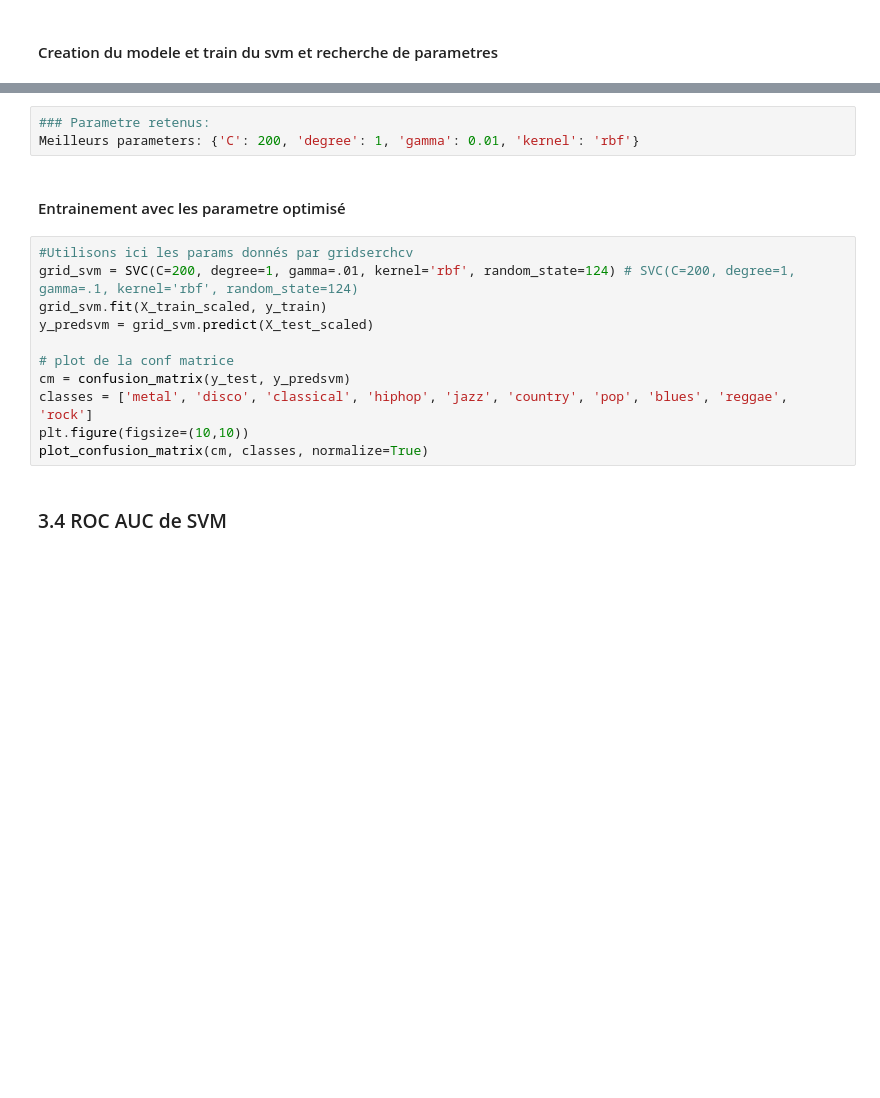
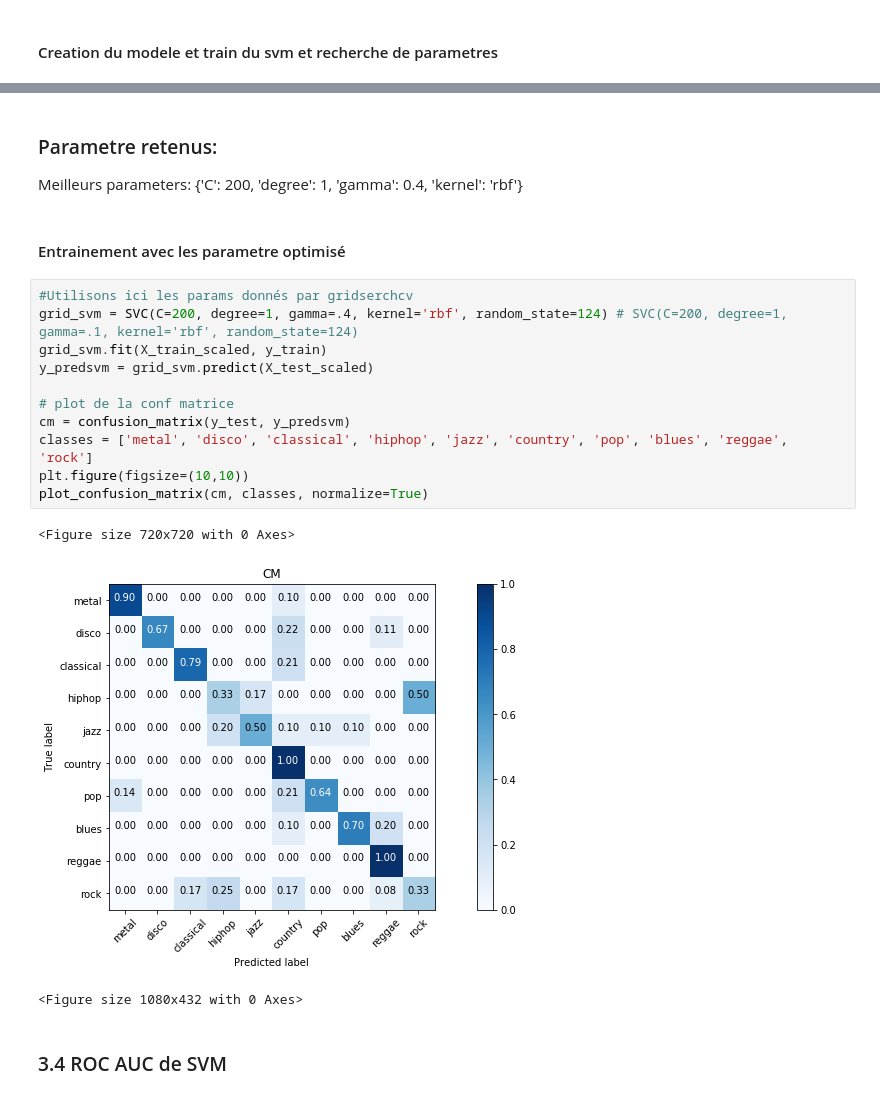
Before and after one commit to abdoulsn/music_gender_recognition, a Jupyter notebook: codes/music_genre.ipynb, the cells around one changed output, grey strips where cells are left out. Saved outputs shown, nothing was run; the diff lists cells and outputs as text; blank space fills up the shorter version.

```diff
--- a/codes/music_genre.ipynb
+++ b/codes/music_genre.ipynb
@@ -350,19 +434,23 @@ display(svm_grid)
-# %%
-### Parametre retenus:
-Meilleurs parameters: {'C': 200, 'degree': 1, 'gamma': 0.01, 'kernel': 'rbf'}
+# %% [markdown]
+### Parametre retenus:
+Meilleurs parameters: {'C': 200, 'degree': 1, 'gamma': 0.4, 'kernel': 'rbf'}
 # %% [markdown]
 #### Entrainement avec les parametre optimisé
 # %%
 #Utilisons ici les params donnés par gridserchcv
-grid_svm = SVC(C=200, degree=1, gamma=.01, kernel='rbf', random_state=124) # SVC(C=200, degree=1, gamma=.1, kernel='rbf', random_state=124)
+grid_svm = SVC(C=200, degree=1, gamma=.4, kernel='rbf', random_state=124) # SVC(C=200, degree=1, gamma=.1, kernel='rbf', random_state=124)
 grid_svm.fit(X_train_scaled, y_train)
 y_predsvm = grid_svm.predict(X_test_scaled)
 
 # plot de la conf matrice
 cm = confusion_matrix(y_test, y_predsvm)
 classes = ['metal', 'disco', 'classical', 'hiphop', 'jazz', 'country', 'pop', 'blues', 'reggae', 'rock']
 plt.figure(figsize=(10,10))
 plot_confusion_matrix(cm, classes, normalize=True)
+# %% [output]
+<Figure size 720x720 with 0 Axes>
+[figure, added]
+<Figure size 1080x432 with 0 Axes>
 # %% [markdown]
 ### 3.4 ROC AUC de SVM
 # %%
```
Also changed, not shown: parts of 17 cells of this notebook, 2 other files.
